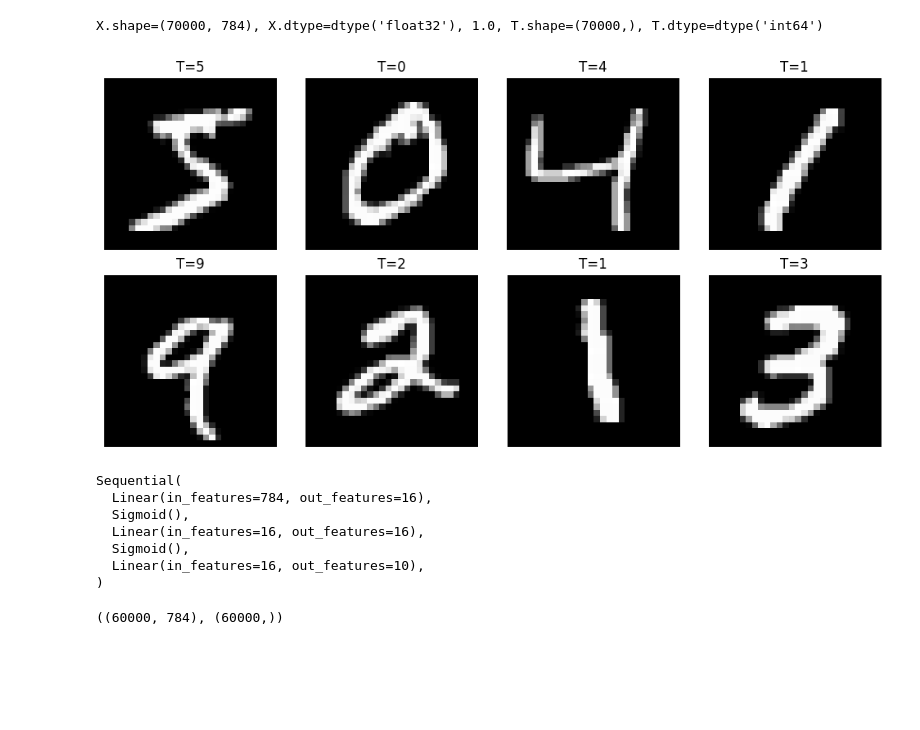
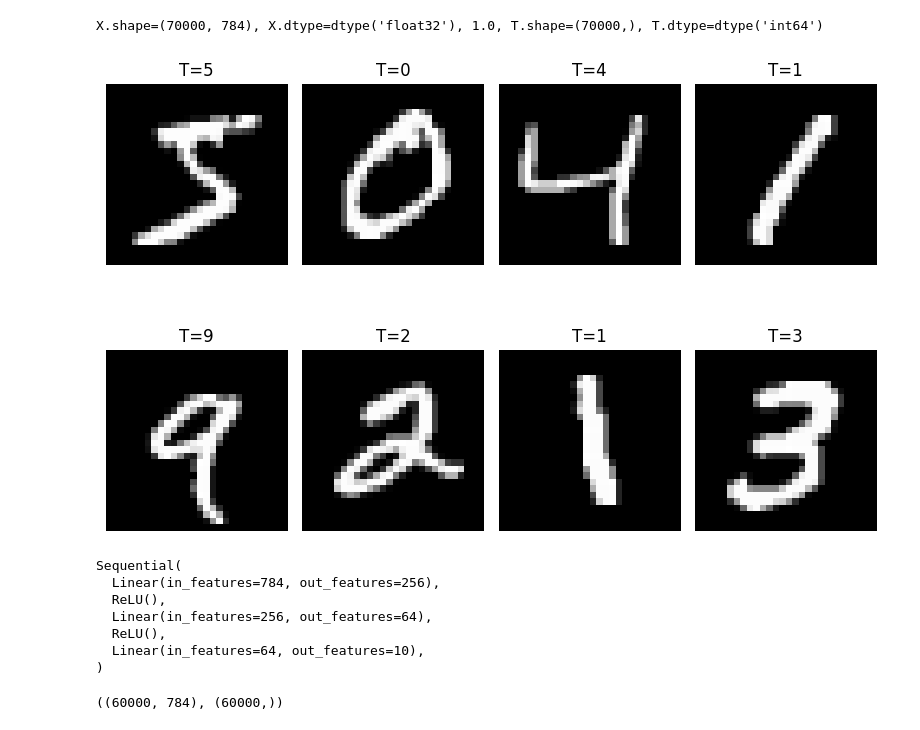
Before and after one commit to rhseung/axon, a Jupyter notebook: src/examples/pure_mnist.ipynb, the cells around one changed output. Saved outputs shown, nothing was run; the diff lists cells and outputs as text; code cells hidden in the pictures; blank space fills up the shorter version.

```diff
--- a/src/examples/pure_mnist.ipynb
+++ b/src/examples/pure_mnist.ipynb
@@ -337,40 +395,40 @@ T_train, T_test = T[:60000], T[60000:]
 # %%
 import matplotlib.pyplot as plt
 
 num_samples = 8
 indices = np.arange(num_samples)
 
-fig, axes = plt.subplots(2, 4, figsize=(10, 5))
+fig, axes = plt.subplots(2, 4, figsize=(8, 6))
 axes = axes.ravel()
 
 for i, idx in enumerate(indices):
   axes[i].imshow(X[idx].reshape(28, 28), cmap="gray")
   axes[i].set_title(f"T={T[idx]}")
   axes[i].axis("off")
 
 plt.tight_layout()
 plt.show()
 # %% [output]
-[figure, old version]
+[figure, new version]
 # %%
 module = Sequential(
   [
-    Linear(784, 16),
-    Sigmoid(),
-    Linear(16, 16),
-    Sigmoid(),
-    Linear(16, 10),
+    Linear(784, 256),
+    ReLU(),
+    Linear(256, 64),
+    ReLU(),
+    Linear(64, 10),
   ]
 )
 
 module
 # %% [output]
 Sequential(
-  Linear(in_features=784, out_features=16),
-  Sigmoid(),
-  Linear(in_features=16, out_features=16),
-  Sigmoid(),
-  Linear(in_features=16, out_features=10),
+  Linear(in_features=784, out_features=256),
+  ReLU(),
+  Linear(in_features=256, out_features=64),
+  ReLU(),
+  Linear(in_features=64, out_features=10),
 )
 # %%
 X_train.shape, T_train.shape
```
Also changed, not shown: parts of 5 cells of this notebook, 1 other file.
